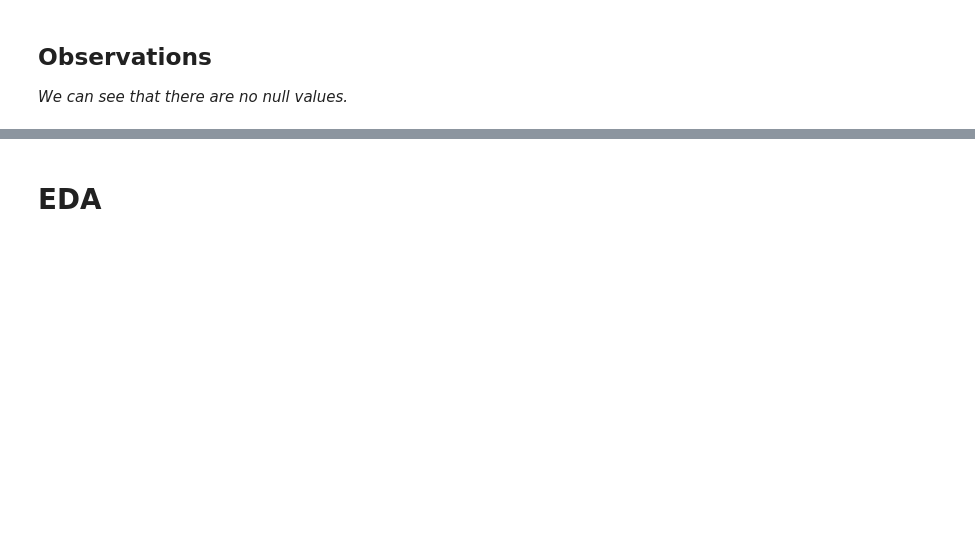
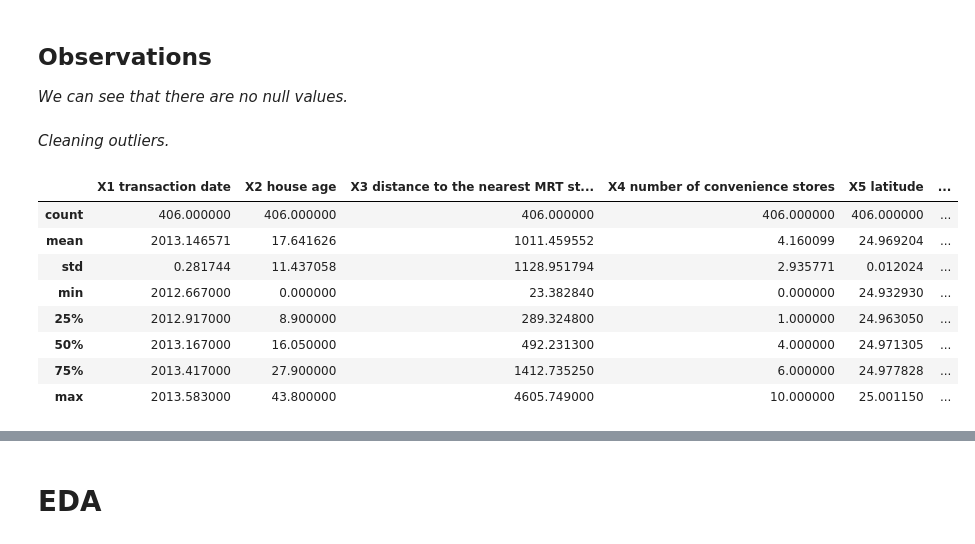
Before and after one commit to pooyanosk1382/ML, a Jupyter notebook: Assignment1/Real State/realState.ipynb, the cells around one changed output, grey strips where cells are left out. Drawn from its saved outputs; the diff is of its cells as text; code cells hidden in the pictures; blank space fills up the shorter version.

```diff
--- a/Assignment1/Real State/realState.ipynb
+++ b/Assignment1/Real State/realState.ipynb
@@ -35,3 +90,5 @@ basic_info(file)
 ## Observations
 
 *We can see that there are no null values.*
+# %% [markdown]
+*Cleaning outliers.*
@@ -37,0 +105,12 @@ basic_info(file)
+# %%
+file.describe()
+# %% [output]
+|  | X1 transaction date | X2 house age | X3 distance to the nearest MRT st... | X4 number of convenience stores | X5 latitude | ... |
+| count | 406.000000 | 406.000000 | 406.000000 | 406.000000 | 406.000000 | ... |
+| mean | 2013.146571 | 17.641626 | 1011.459552 | 4.160099 | 24.969204 | ... |
+| std | 0.281744 | 11.437058 | 1128.951794 | 2.935771 | 0.012024 | ... |
+| min | 2012.667000 | 0.000000 | 23.382840 | 0.000000 | 24.932930 | ... |
+| 25% | 2012.917000 | 8.900000 | 289.324800 | 1.000000 | 24.963050 | ... |
+| 50% | 2013.167000 | 16.050000 | 492.231300 | 4.000000 | 24.971305 | ... |
+| 75% | 2013.417000 | 27.900000 | 1412.735250 | 6.000000 | 24.977828 | ... |
+| max | 2013.583000 | 43.800000 | 4605.749000 | 10.000000 | 25.001150 | ... |
```
Also changed, not shown: parts of 25 cells of this notebook.
